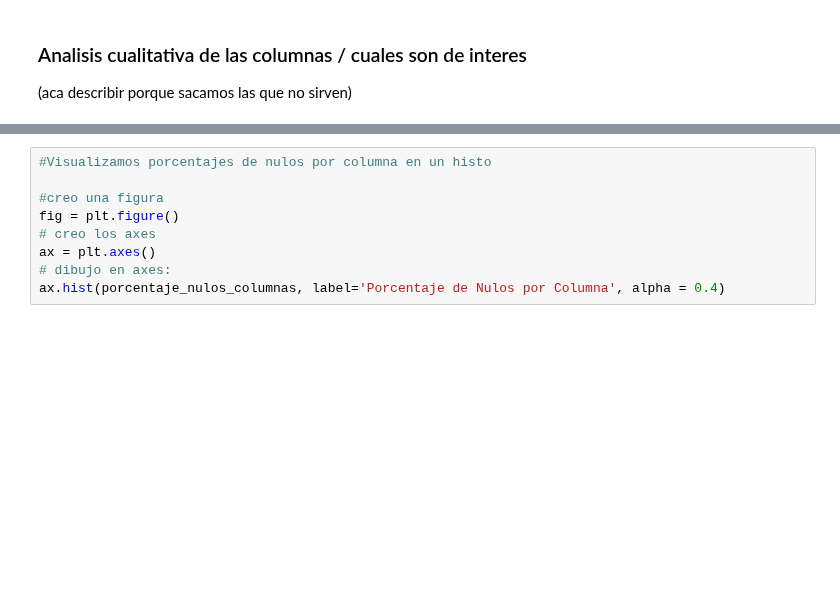
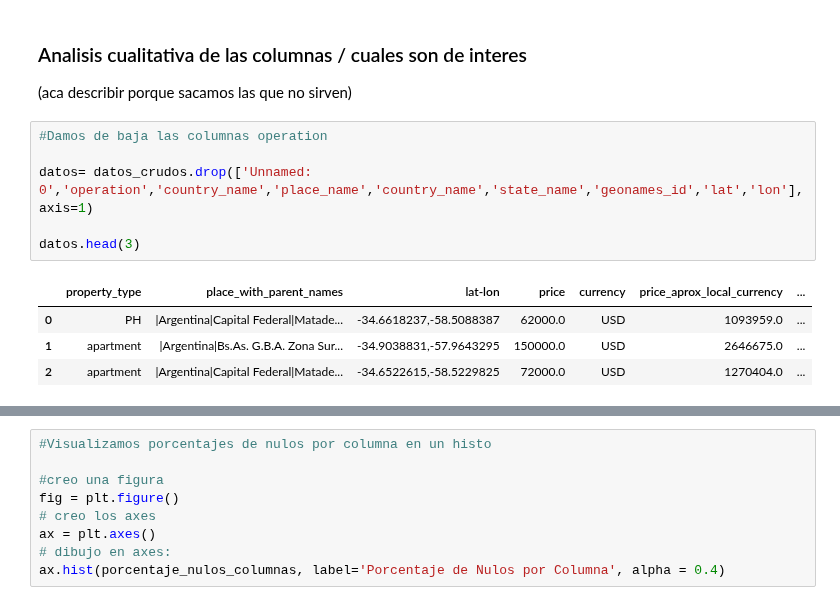
Before and after one commit to Facundo-Peloso/DH-TP-1---Grupo-10, a Jupyter notebook: Main-TP1.ipynb, the cells around one changed output, grey strips where cells are left out. Cells and saved outputs as stored; diff of their text form; blank space fills up the shorter version.

```diff
--- a/Main-TP1.ipynb
+++ b/Main-TP1.ipynb
@@ -67,3 +67,14 @@ image_thumbnail
 ### Analisis cualitativa de las columnas / cuales son de interes
 
 (aca describir porque sacamos las que no sirven)
+# %%
+#Damos de baja las columnas operation
+
+datos= datos_crudos.drop(['Unnamed: 0','operation','country_name','place_name','country_name','state_name','geonames_id','lat','lon'], axis=1)
+
+datos.head(3)
+# %% [output]
+|  | property_type | place_with_parent_names | lat-lon | price | currency | price_aprox_local_currency | ... |
+| 0 | PH | |Argentina|Capital Federal|Matade... | -34.6618237,-58.5088387 | 62000.0 | USD | 1093959.0 | ... |
+| 1 | apartment | |Argentina|Bs.As. G.B.A. Zona Sur... | -34.9038831,-57.9643295 | 150000.0 | USD | 2646675.0 | ... |
+| 2 | apartment | |Argentina|Capital Federal|Matade... | -34.6522615,-58.5229825 | 72000.0 | USD | 1270404.0 | ... |
```
Also changed, not shown: parts of 8 cells of this notebook.
